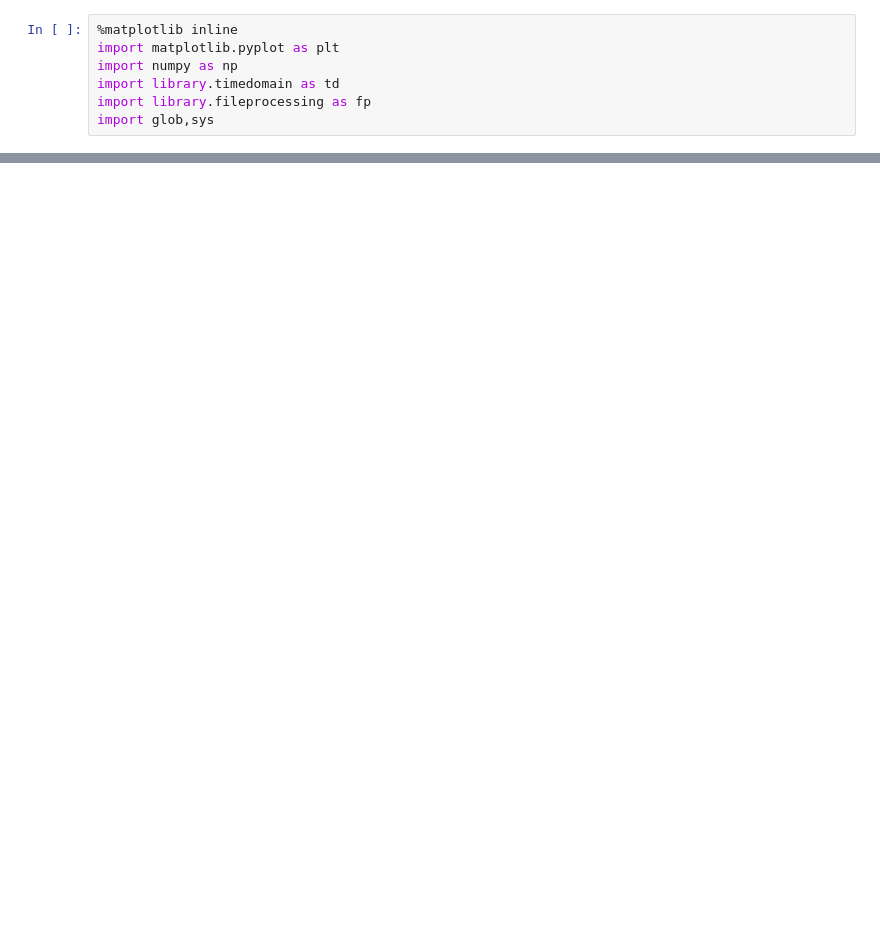
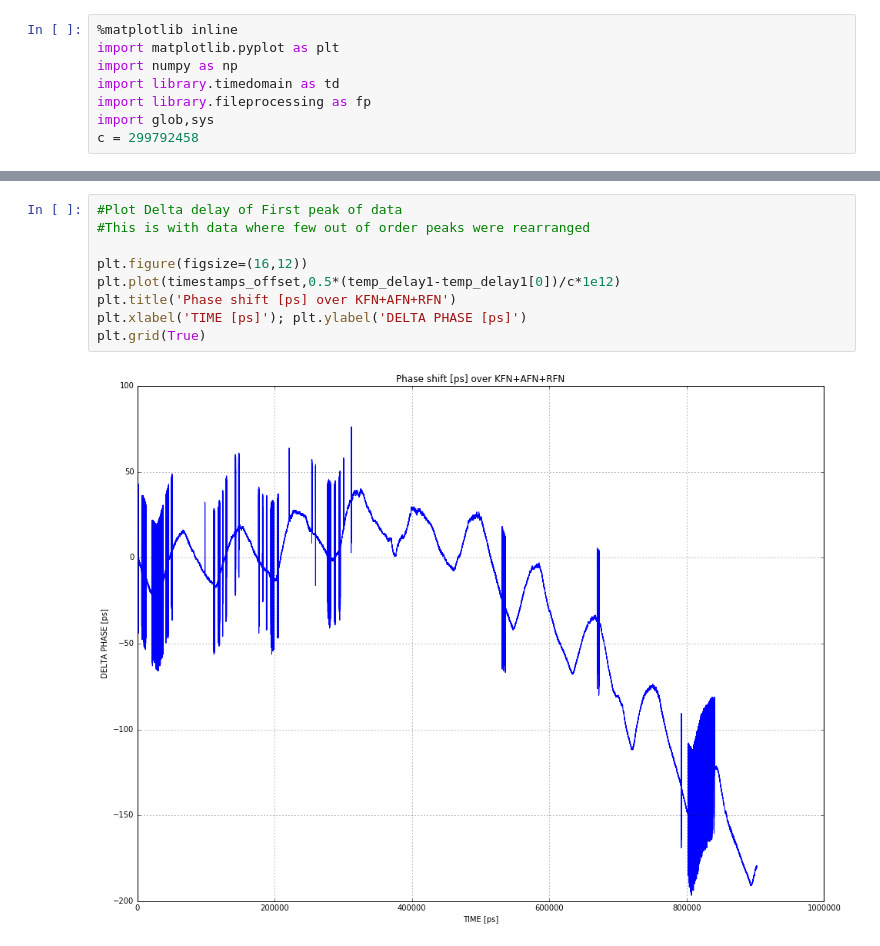
Before and after one commit to rjulie83/time_domain, a Jupyter notebook: scripts_used/Timedomain_analysis.ipynb, the cells around one changed output, grey strips where cells are left out. Cells and saved outputs as stored; diff of their text form; blank space fills up the shorter version.

```diff
--- a/scripts_used/Timedomain_analysis.ipynb
+++ b/scripts_used/Timedomain_analysis.ipynb
@@ -5,3 +5,4 @@ import numpy as np
 import library.timedomain as td
 import library.fileprocessing as fp
 import glob,sys
+c = 299792458
@@ -66,0 +61,11 @@ td.transform?
+# %%
+#Plot Delta delay of First peak of data
+#This is with data where few out of order peaks were rearranged
+
+plt.figure(figsize=(16,12))
+plt.plot(timestamps_offset,0.5*(temp_delay1-temp_delay1[0])/c*1e12)
+plt.title('Phase shift [ps] over KFN+AFN+RFN')
+plt.xlabel('TIME [ps]'); plt.ylabel('DELTA PHASE [ps]')
+plt.grid(True)
+# %% [output]
+[figure, added]
```
Also changed, not shown: parts of 15 cells of this notebook.
